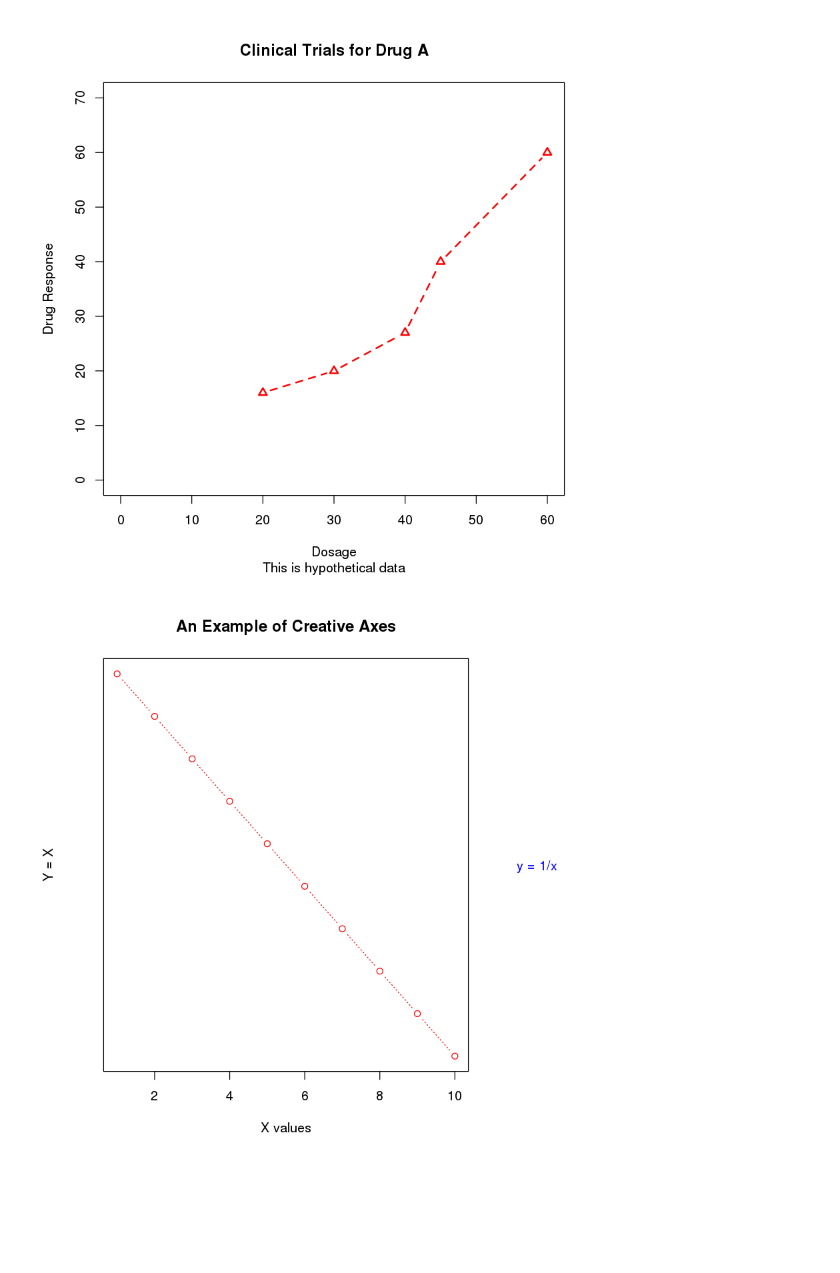
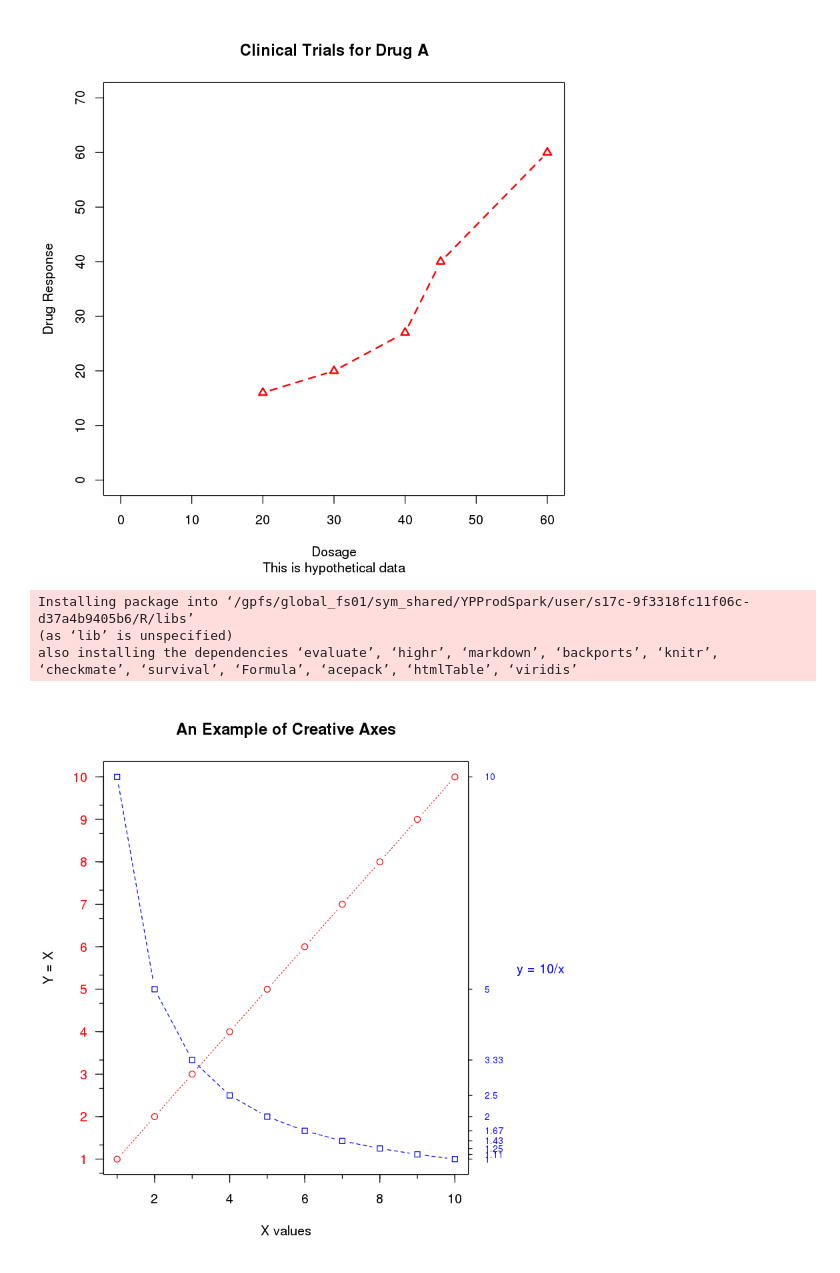
Before and after one commit to raov5/R-in-Action, a Jupyter notebook: Getting started with graphs.ipynb, the cells around one changed output. Drawn from its saved outputs; the diff is of its cells as text; code cells hidden in the pictures; blank space fills up the shorter version.

```diff
--- a/Getting started with graphs.ipynb
+++ b/Getting started with graphs.ipynb
@@ -178,3 +178,10 @@ plot(dose, drugA, type = "b", #add data to the plot and specify the type of plot
     xlim = c(0, 60), ylim = c(0, 70)) #xlim, ylim = axis ranges
 # %% [output]
 [figure]
+# %%
+#install Hmisc package to enable adding of minor tick marks
+install.packages("Hmisc")
+# %% [output]
+Installing package into ‘/gpfs/global_fs01/sym_shared/YPProdSpark/user/s17c-9f3318fc11f06c-d37a4b9405b6/R/libs’
+(as ‘lib’ is unspecified)
+also installing the dependencies ‘evaluate’, ‘highr’, ‘markdown’, ‘backports’, ‘knitr’, ‘checkmate’, ‘survival’, ‘Formula’, ‘acepack’, ‘htmlTable’, ‘viridis’
@@ -181,9 +191,9 @@ plot(dose, drugA, type = "b", #add data to the plot and specify the type of plot
 # %%
-#another example of custom axes (pg 59)
+#another example of custom axes
 
 #specify the data to be plotted
 x <- c(1:10)
-y <- -x
+y <- x
 z <- 10/x
 
 #identify settings that can be customized
@@ -207,32 +217,39 @@ lines(x, z, type = "b", pch = 22, col = "blue", lty = 2) #type = line graph; pch
 axis(2, #this integer indicates the side of the graph on which to draw the axis (1 = bottom, 2 = left, 3 = top, 4 = right)
      at = x, #numeric vector indicating where tick marks should be drawn
      labels = x, #character vector of labels to placed at the tick marks (if NULL, "at" values are used)
      col.axis = "red", #line and tick mark color
      las = 2) #specifies that the labels are parallel (= 0) or perpendicular (= 2) to the axis
 
 axis(4, #this integer indicates the side of the graph on which to draw the axis (1 = bottom, 2 = left, 3 = top, 4 = right)
     at = z, #numeric vector indicating where tick marks should be drawn
     labels = round(z, digits = 2), #character vector of labels to placed at the tick marks; rounded off to 2 decimal places
     col.axis = "blue", #line and tick mark color
     las = 2, #specifies that the labels are parallel (= 0) or perpendicular (= 2) to the axis
     cex.axis = 0.7, #cex.axis = text size of axis text, 0.7x normal size
     tck = -0.01) #tck = length of each tick mark as a function of the plotting region
                  #a negative number is outside the graph, a positive number is inside
                  #0 suppresses ticks, and 1 creates gridlines.  The default value is -0.01
 
 #add titles and text
-mtext("y = 1/x", #mtext() function is used to add text to the margins of the plot
+mtext("y = 10/x", #mtext() function is used to add text to the margins of the plot
       side = 4, #this integer indicates the side of the graph on which to draw the axis (1 = bottom, 2 = left, 3 = top, 4 = right)
       line = 3, #on which margin line; starting at 0 and counting outwards
       cex.lab = 1, #cex.lab = text size of axis label, 1x normal size
       las = 2, #specifies that the labels are parallel (= 0) or perpendicular (= 2) to the axis
       col = "blue") #col = color
 
 title("An Example of Creative Axes", #title of the plot
      xlab = "X values", #xlab = x-axis label
      ylab = "Y = X") #ylab = y-axis label
 
+#add minor tick marks
+minor.tick(nx = 2, ny = 3, tick.ratio = 0.5) #nx, ny = number of intervals into which to divide the area between the major tick marks
+                                             #on the x-axis and y-axis respectively.  tick.ratio is the size of the minor tick mark
+                                             #relative to the major tick mark
+
+
+
 #restore orginal settings
 par(opar) #restore original settings
 # %% [output]
-[figure, old version]
+[figure, new version]
```
Also changed, not shown: parts of 15 cells of this notebook.
